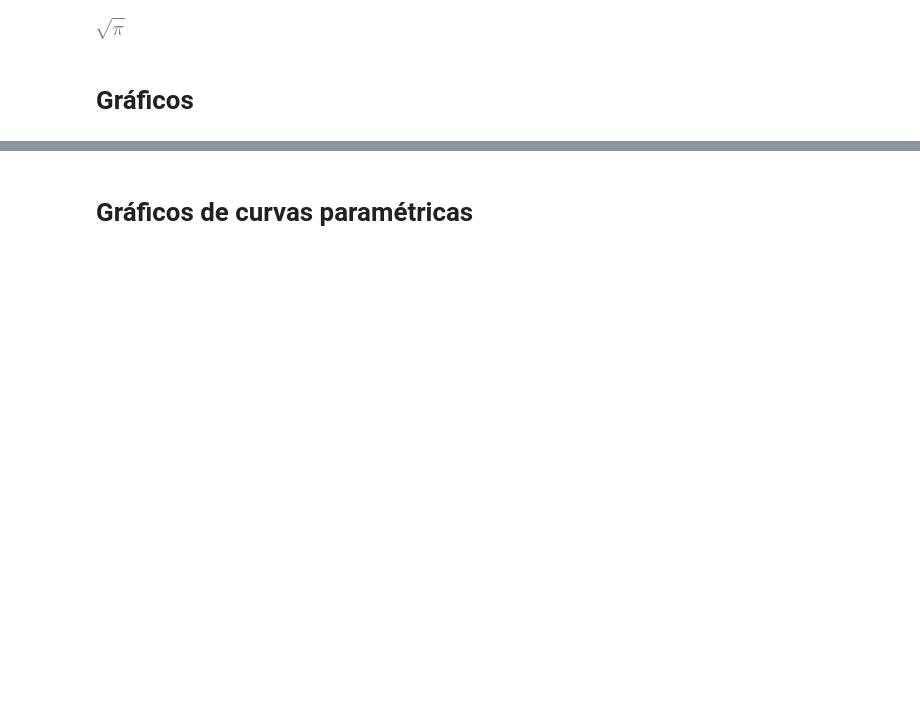
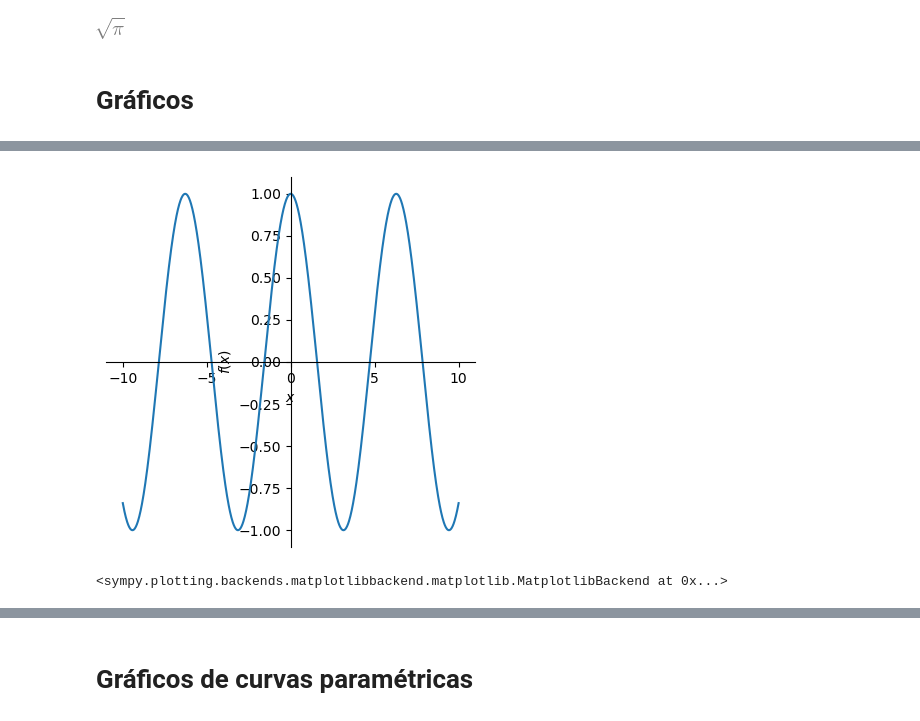
Before and after one commit to ozsp12/math_elementar, a Jupyter notebook: calculo_uma_variavel/introducao_sympy.ipynb, the cells around one changed output, grey strips where cells are left out. Saved outputs shown, nothing was run; the diff lists cells and outputs as text; code cells hidden in the pictures; blank space fills up the shorter version.

```diff
--- a/calculo_uma_variavel/introducao_sympy.ipynb
+++ b/calculo_uma_variavel/introducao_sympy.ipynb
@@ -258,0 +267,5 @@ sym.integrate(sym.exp(-x**2), (x, -sym.oo, sym.oo))
+# %%
+sym.plot(sym.cos(x), size = (4,4))
+# %% [output]
+[figure, added]
+<sympy.plotting.backends.matplotlibbackend.matplotlib.MatplotlibBackend at 0x...>
```
Also changed, not shown: parts of 51 cells of this notebook, 5 other files.
